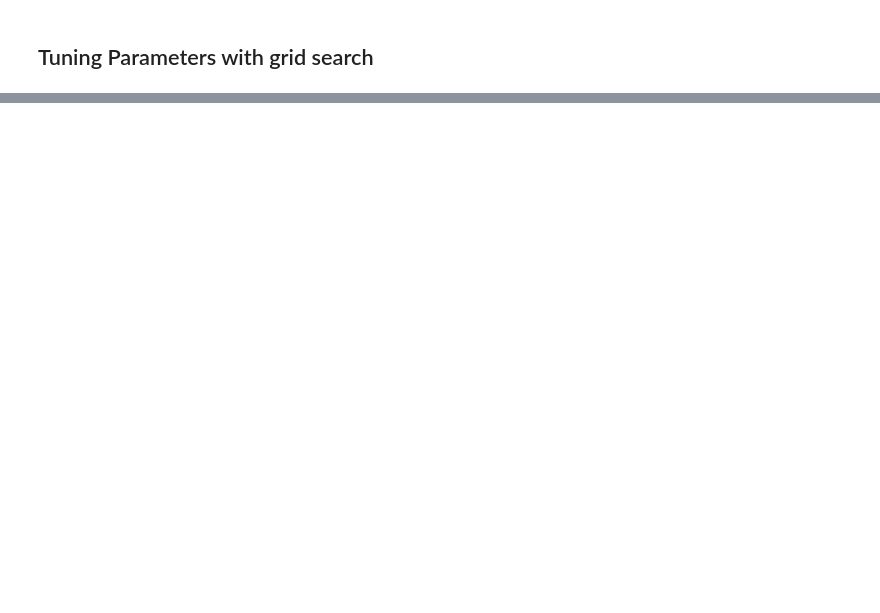
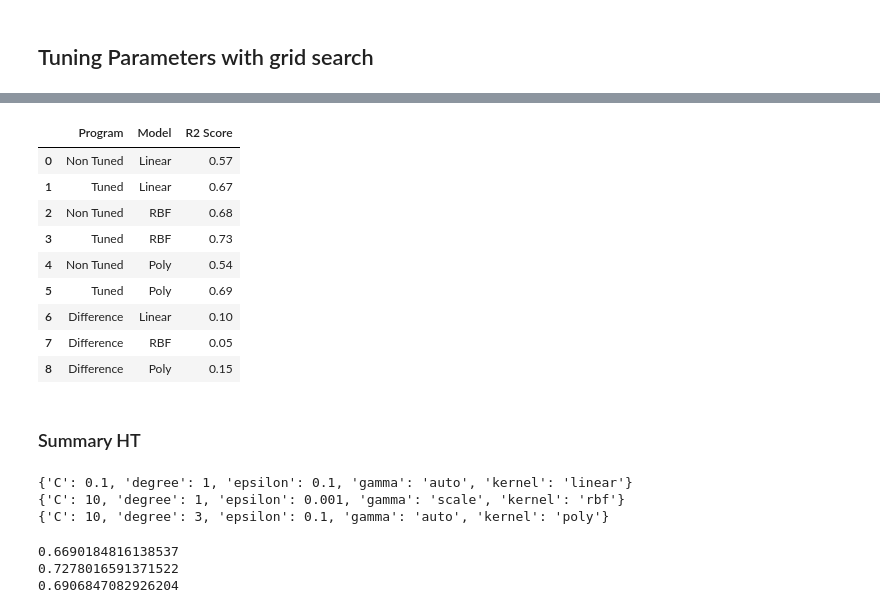
Before and after one commit to alleFarell/QSAR-falcipain-inhibitor, a Jupyter notebook: 4. QSAR_falcipain_GA-SVM_Hyperparameter Tunning.ipynb, the cells around one changed output, grey strips where cells are left out. Saved outputs shown, nothing was run; the diff lists cells and outputs as text; code cells hidden in the pictures; blank space fills up the shorter version.

```diff
--- a/4. QSAR_falcipain_GA-SVM_Hyperparameter Tunning.ipynb
+++ b/4. QSAR_falcipain_GA-SVM_Hyperparameter Tunning.ipynb
@@ -439,0 +431,31 @@ joblib.dump(best_estimator_poly, 'Dataset Falcipain/best_estimator_poly.pkl')
+# %%
+HT_result
+# %% [output]
+|  | Program | Model | R2 Score |
+| 0 | Non Tuned | Linear | 0.57 |
+| 1 | Tuned | Linear | 0.67 |
+| 2 | Non Tuned | RBF | 0.68 |
+| 3 | Tuned | RBF | 0.73 |
+| 4 | Non Tuned | Poly | 0.54 |
+| 5 | Tuned | Poly | 0.69 |
+| 6 | Difference | Linear | 0.10 |
+| 7 | Difference | RBF | 0.05 |
+| 8 | Difference | Poly | 0.15 |
+# %% [markdown]
+### Summary HT
+# %%
+print(best_params_linear)
+print(best_params_rbf)
+print(best_params_poly)
+# %% [output]
+{'C': 0.1, 'degree': 1, 'epsilon': 0.1, 'gamma': 'auto', 'kernel': 'linear'}
+{'C': 10, 'degree': 1, 'epsilon': 0.001, 'gamma': 'scale', 'kernel': 'rbf'}
+{'C': 10, 'degree': 3, 'epsilon': 0.1, 'gamma': 'auto', 'kernel': 'poly'}
+# %%
+print(scores_linear_tuned.mean())
+print(scores_rbf_tuned.mean())
+print(scores_poly_tuned.mean())
+# %% [output]
+0.6690184816138537
+0.7278016591371522
+0.6906847082926204
```
Also changed, not shown: parts of 50 cells of this notebook, 26 other files.
